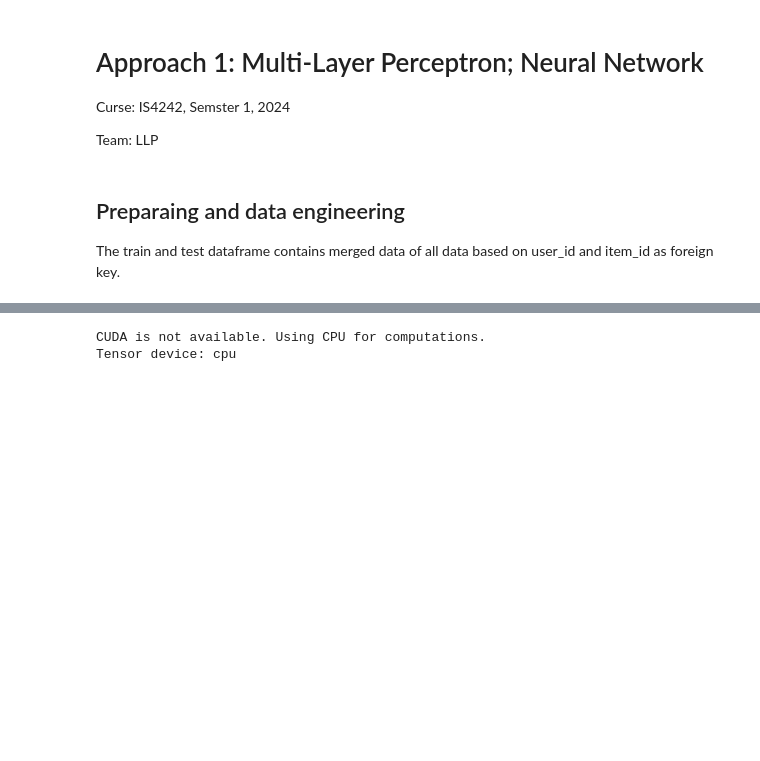
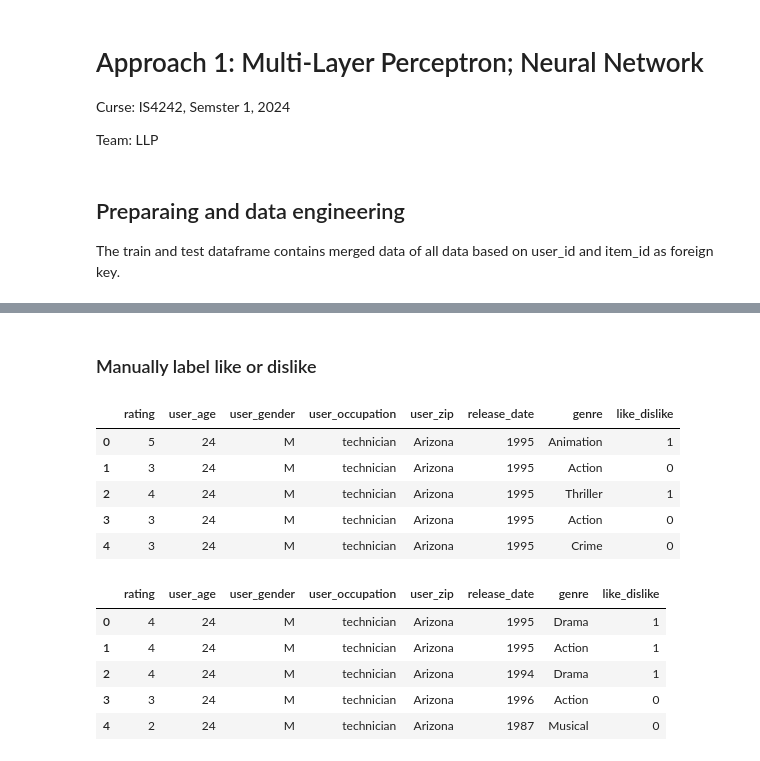
Before and after one commit to Cgolling/LLP_IS4242, a Jupyter notebook: A1_MLP.ipynb, the cells around one changed output, grey strips where cells are left out. Cells and saved outputs as stored; diff of their text form; code cells hidden in the pictures; blank space fills up the shorter version.

```diff
--- a/A1_MLP.ipynb
+++ b/A1_MLP.ipynb
@@ -14,10 +14,12 @@ from IPython.display import display
 ## Preparaing and data engineering
 The train and test dataframe contains merged data of all data based on user_id and item_id as foreign key.
 # %%
-train = pd.read_csv('data/train.csv', index_col=None)
-test = pd.read_csv('data/test.csv', index_col=None)
-display(train.head())
-display(test.head())
+df_train = pd.read_csv('data/train.csv', index_col=None)
+df_test = pd.read_csv('data/test.csv', index_col=None)
+display(df_train.head())
+display(df_test.head())
+display(df_train.info())
+display(df_test.info())
 # %% [output]
 |  | user_id | item_id | rating | user_age | user_gender | user_occupation | user_zip | release_date | genre |
 | 0 | 1 | 1 | 5 | 24 | M | technician | Arizona | 1995.0 | Animation |
@@ -33,0 +112,23 @@ display(test.head())
+# %% [markdown]
+### Manually label like or dislike
+# %%
+# Add a new column 'like_dislike' to df_train and df_test based on the rating
+df_train['like_dislike'] = df_train['rating'].apply(lambda x: 1 if x >= 4 else 0)
+df_test['like_dislike'] = df_test['rating'].apply(lambda x: 1 if x >= 4 else 0)
+
+# Display the first few rows to verify the new column
+display(df_train.head())
+display(df_test.head())
+# %% [output]
+|  | rating | user_age | user_gender | user_occupation | user_zip | release_date | genre | like_dislike |
+| 0 | 5 | 24 | M | technician | Arizona | 1995 | Animation | 1 |
+| 1 | 3 | 24 | M | technician | Arizona | 1995 | Action | 0 |
+| 2 | 4 | 24 | M | technician | Arizona | 1995 | Thriller | 1 |
+| 3 | 3 | 24 | M | technician | Arizona | 1995 | Action | 0 |
+| 4 | 3 | 24 | M | technician | Arizona | 1995 | Crime | 0 |
+|  | rating | user_age | user_gender | user_occupation | user_zip | release_date | genre | like_dislike |
+| 0 | 4 | 24 | M | technician | Arizona | 1995 | Drama | 1 |
+| 1 | 4 | 24 | M | technician | Arizona | 1995 | Action | 1 |
+| 2 | 4 | 24 | M | technician | Arizona | 1994 | Drama | 1 |
+| 3 | 3 | 24 | M | technician | Arizona | 1996 | Action | 0 |
+| 4 | 2 | 24 | M | technician | Arizona | 1987 | Musical | 0 |
@@ -63,20 +203,2 @@ class RecommendationNet(nn.Module):
 
         return output
-# %%
-import torch
-
-# Check if GPU is available
-if torch.cuda.is_available():
-    device = torch.device("cuda")
-    print("CUDA is available. Using GPU for computations.")
-else:
-    device = torch.device("cpu")
-    print("CUDA is not available. Using CPU for computations.")
-
-# Create a tensor and move it to GPU (if available)
-x = torch.randn(3, 3)
-x = x.to(device)
-print(f'Tensor device: {x.device}')
-# %% [output]
-CUDA is not available. Using CPU for computations.
-Tensor device: cpu
```
Also changed, not shown: parts of 16 cells of this notebook, 2 other files.
